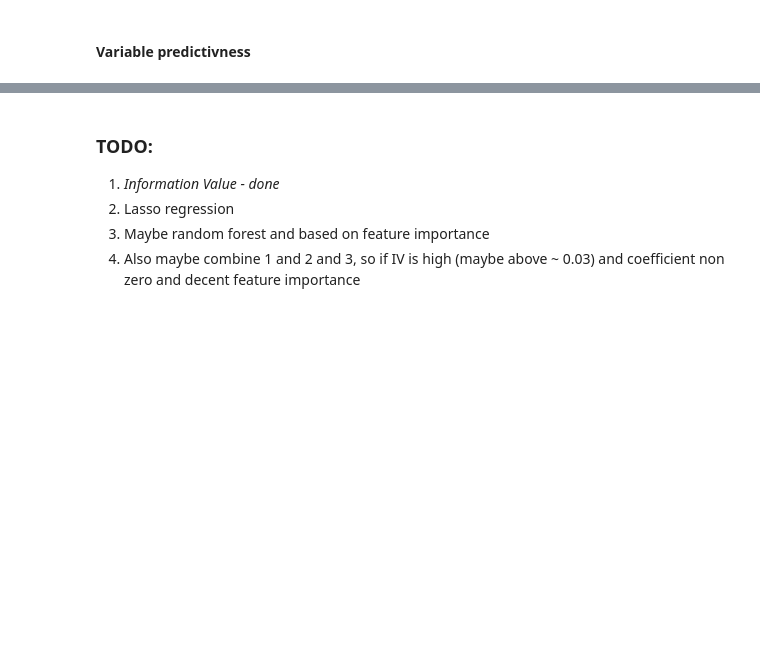
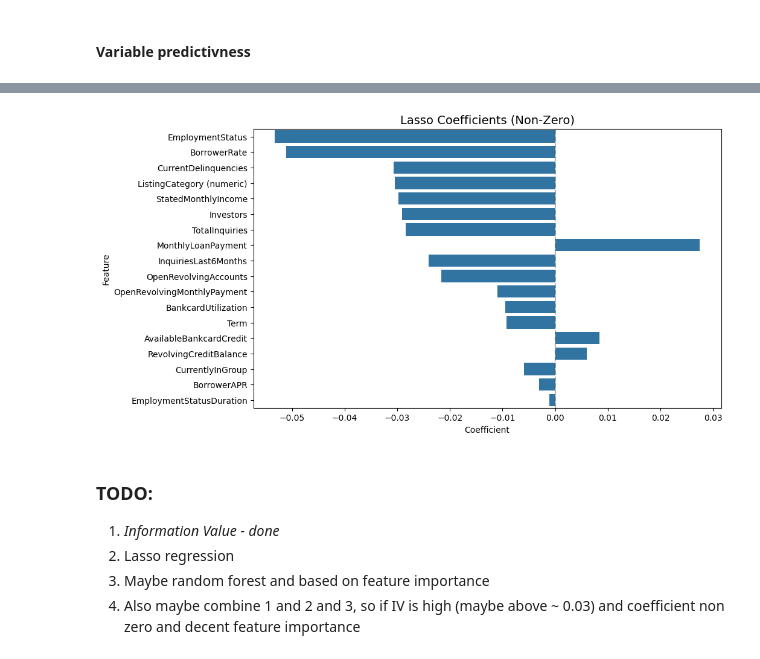
Before and after one commit to hoanganhlinh/MRK-projekt, a Jupyter notebook: Binning.ipynb, the cells around one changed output, grey strips where cells are left out. Cells and saved outputs as stored; diff of their text form; code cells hidden in the pictures; blank space fills up the shorter version.

```diff
--- a/Binning.ipynb
+++ b/Binning.ipynb
@@ -181,3 +330,13 @@ for key, value in iv_scores.items():
+# %%
+final_coef = coef_df[coef_df['Feature'].isin(final_features)]
+
+plt.figure(figsize=(10, 6))
+sns.barplot(x='Coefficient', y='Feature', data=final_coef)
+plt.title('Lasso Coefficients (Non-Zero)', fontsize=14)
+plt.axvline(0, color='k', linestyle='--', alpha=0.3)
+plt.show()
+# %% [output]
+[figure, added]
 # %% [markdown]
 ### TODO:
 1. *Information Value - done*
```
Also changed, not shown: parts of 14 cells of this notebook.
